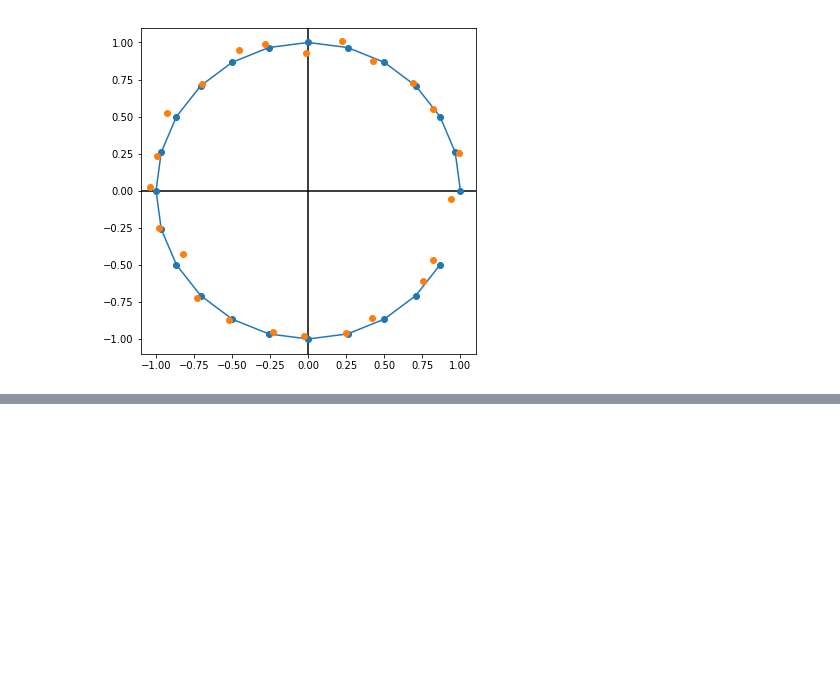
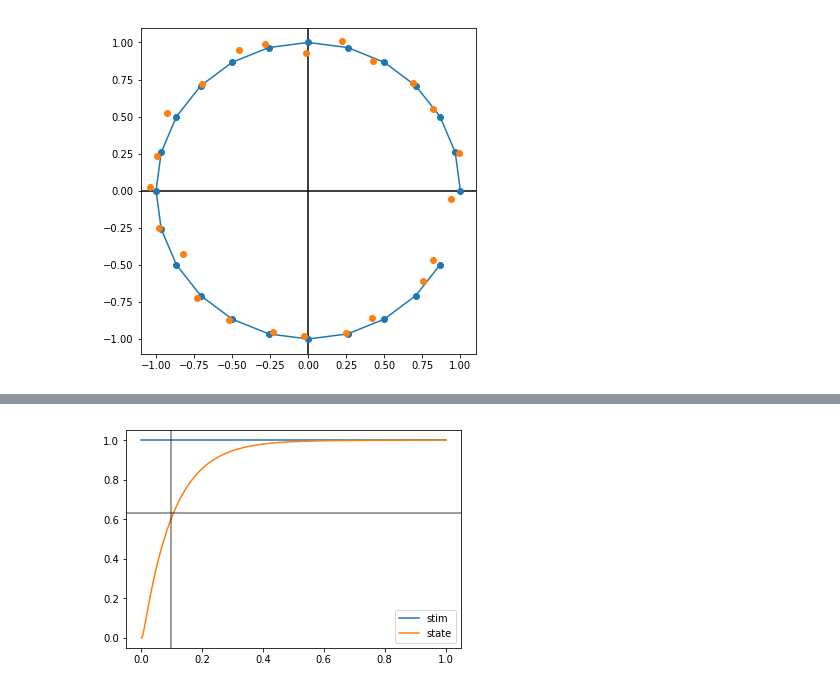
Before and after one commit to samfok/kalman, a Jupyter notebook: test_lds.ipynb, the cells around one changed output, grey strips where cells are left out. Cells and saved outputs as stored; diff of their text form; code cells hidden in the pictures; blank space fills up the shorter version.

Commit message:
add kalman and lds networks

```diff
--- a/test_lds.ipynb
+++ b/test_lds.ipynb
@@ -107,3 +108,35 @@ def test_rotation_noisy():
 test_rotation_noisy()
 # %% [output]
 [figure]
+# %%
+def test_ldsnet_1d():
+    """Test LDSNet correctness
+
+    tau xdot = -x + u
+    """
+    SIM_TIME = 1.
+    TAU = 0.1
+    A = np.array([[-1/TAU]])
+    B = np.array([[1/TAU]])
+    C = np.array([[1]])
+    model = nengo.Network()
+    with model:
+        stim = nengo.Node([1])
+        lds_net = LDSNet(A, B, C)
+
+        nengo.Connection(stim, lds_net.input)
+
+        stim_probe = nengo.Probe(stim)
+        lds_probe = nengo.Probe(lds_net.output_x)
+
+    sim = nengo.Simulator(model, dt=0.001)
+    sim.run(SIM_TIME)
+
+    plt.plot(sim.trange(), sim.data[stim_probe], label="stim")
+    plt.plot(sim.trange(), sim.data[lds_probe], label="state")
+    plt.axvline(TAU, color='k', alpha=0.5)
+    plt.axhline(1-np.exp(-1), color="k", alpha=0.5)
+    plt.legend(loc="lower right")
+    plt.show()
+test_ldsnet_1d()
+# %% [output]
@@ -109,0 +145 @@ test_rotation_noisy()
+[figure, added]
```
Also changed, not shown: parts of 3 cells of this notebook, 2 other files.
